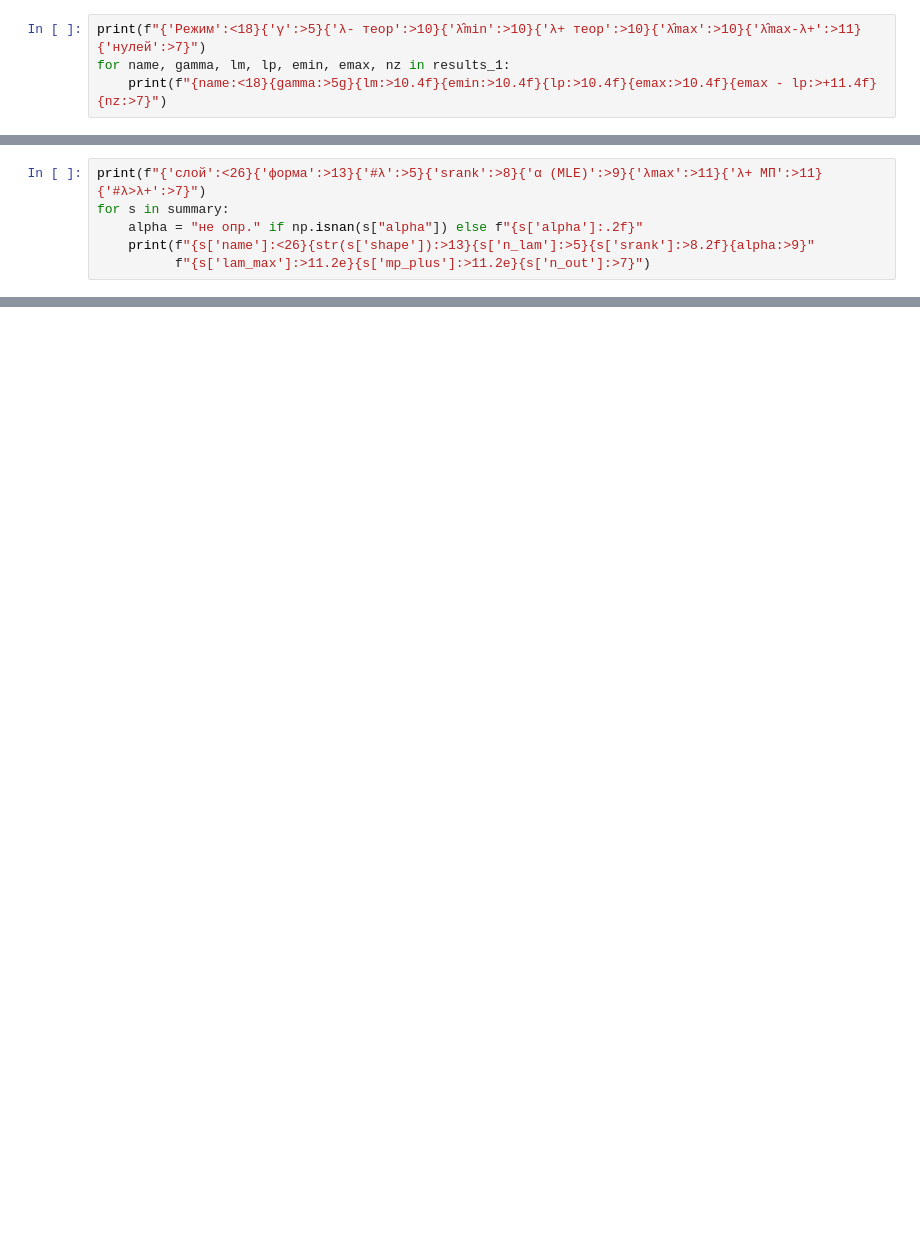
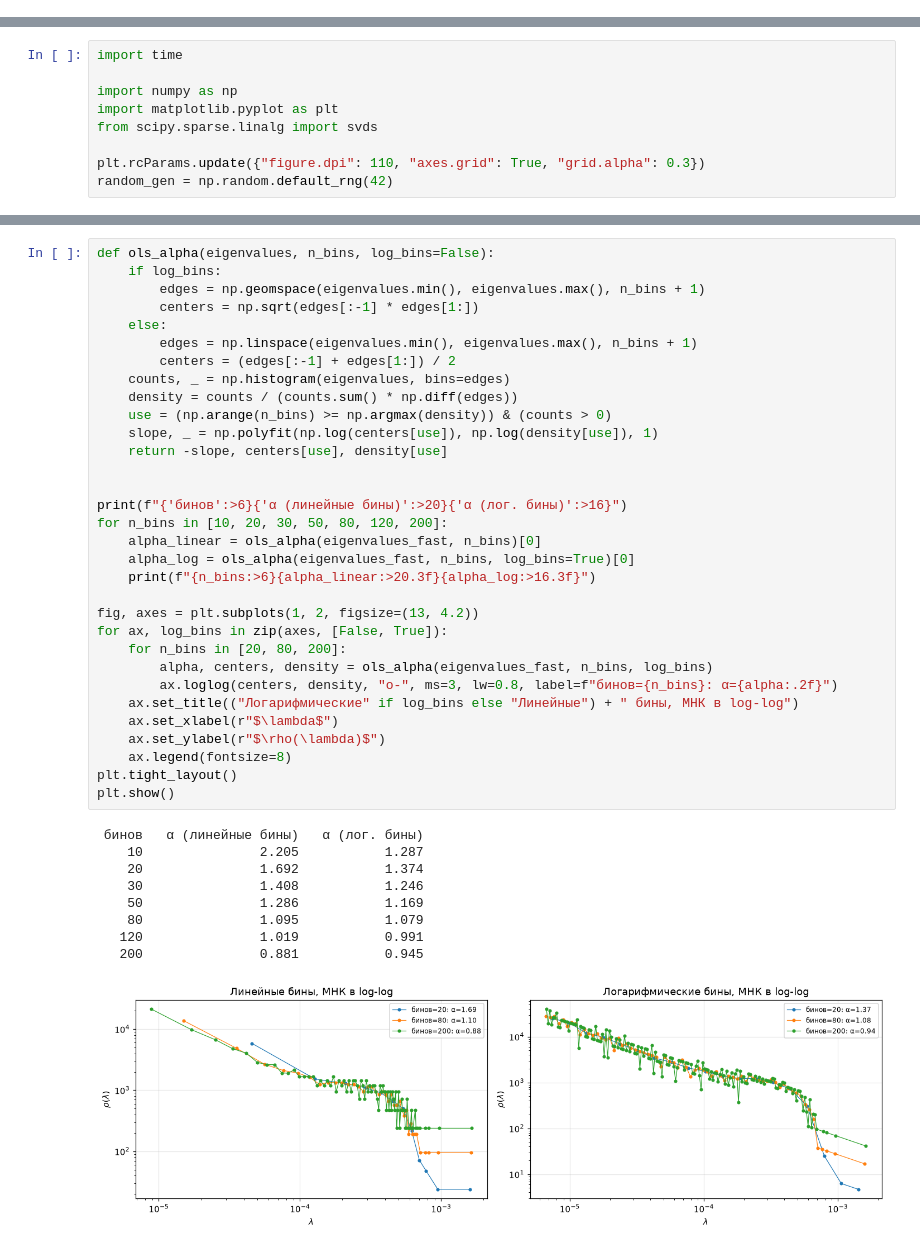
Before and after one commit to xdariko/machine-learning, a Jupyter notebook: 2/2.ipynb, the cells around one changed output, grey strips where cells are left out. Cells and saved outputs as stored; diff of their text form; blank space fills up the shorter version.

```diff
--- a/2/2.ipynb
+++ b/2/2.ipynb
@@ -107,4 +0,0 @@ B (дефект ранга): tol = 2.57e-12, нулевых: 1000 (ожидал
-# %%
-print(f"{'Режим':<18}{'γ':>5}{'λ- теор':>10}{'λ̂min':>10}{'λ+ теор':>10}{'λ̂max':>10}{'λ̂max-λ+':>11}{'нулей':>7}")
-for name, gamma, lm, lp, emin, emax, nz in results_1:
-    print(f"{name:<18}{gamma:>5g}{lm:>10.4f}{emin:>10.4f}{lp:>10.4f}{emax:>10.4f}{emax - lp:>+11.4f}{nz:>7}")
@@ -659,6 +0,0 @@ plt.show()
-# %%
-print(f"{'слой':<26}{'форма':>13}{'#λ':>5}{'srank':>8}{'α (MLE)':>9}{'λmax':>11}{'λ+ МП':>11}{'#λ>λ+':>7}")
-for s in summary:
-    alpha = "не опр." if np.isnan(s["alpha"]) else f"{s['alpha']:.2f}"
-    print(f"{s['name']:<26}{str(s['shape']):>13}{s['n_lam']:>5}{s['srank']:>8.2f}{alpha:>9}"
-          f"{s['lam_max']:>11.2e}{s['mp_plus']:>11.2e}{s['n_out']:>7}")
@@ -705,0 +4,9 @@ $\alpha$ — артефакт подгонки к убывающему краю
+# %%
+import time
+
+import numpy as np
+import matplotlib.pyplot as plt
+from scipy.sparse.linalg import svds
+
+plt.rcParams.update({"figure.dpi": 110, "axes.grid": True, "grid.alpha": 0.3})
+random_gen = np.random.default_rng(42)
@@ -705,0 +350,42 @@ $\alpha$ — артефакт подгонки к убывающему краю
+# %%
+def ols_alpha(eigenvalues, n_bins, log_bins=False):
+    if log_bins:
+        edges = np.geomspace(eigenvalues.min(), eigenvalues.max(), n_bins + 1)
+        centers = np.sqrt(edges[:-1] * edges[1:])
+    else:
+        edges = np.linspace(eigenvalues.min(), eigenvalues.max(), n_bins + 1)
+        centers = (edges[:-1] + edges[1:]) / 2
+    counts, _ = np.histogram(eigenvalues, bins=edges)
+    density = counts / (counts.sum() * np.diff(edges))
+    use = (np.arange(n_bins) >= np.argmax(density)) & (counts > 0)
+    slope, _ = np.polyfit(np.log(centers[use]), np.log(density[use]), 1)
+    return -slope, centers[use], density[use]
+
+
+print(f"{'бинов':>6}{'α (линейные бины)':>20}{'α (лог. бины)':>16}")
+for n_bins in [10, 20, 30, 50, 80, 120, 200]:
+    alpha_linear = ols_alpha(eigenvalues_fast, n_bins)[0]
+    alpha_log = ols_alpha(eigenvalues_fast, n_bins, log_bins=True)[0]
+    print(f"{n_bins:>6}{alpha_linear:>20.3f}{alpha_log:>16.3f}")
+
+fig, axes = plt.subplots(1, 2, figsize=(13, 4.2))
+for ax, log_bins in zip(axes, [False, True]):
+    for n_bins in [20, 80, 200]:
+        alpha, centers, density = ols_alpha(eigenvalues_fast, n_bins, log_bins)
+        ax.loglog(centers, density, "o-", ms=3, lw=0.8, label=f"бинов={n_bins}: α={alpha:.2f}")
+    ax.set_title(("Логарифмические" if log_bins else "Линейные") + " бины, МНК в log-log")
+    ax.set_xlabel(r"$\lambda$")
+    ax.set_ylabel(r"$\rho(\lambda)$")
+    ax.legend(fontsize=8)
+plt.tight_layout()
+plt.show()
+# %% [output]
+ бинов   α (линейные бины)   α (лог. бины)
+    10               2.205           1.287
+    20               1.692           1.374
+    30               1.408           1.246
+    50               1.286           1.169
+    80               1.095           1.079
+   120               1.019           0.991
+   200               0.881           0.945
+[figure, added]
```
Also changed, not shown: parts of 61 cells of this notebook, 3 other files.
